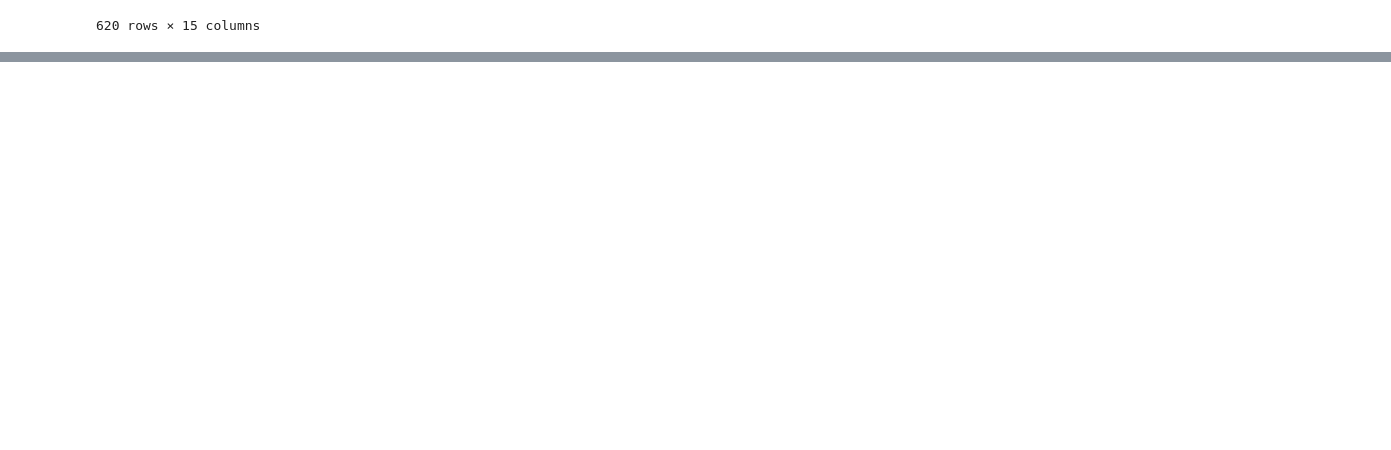
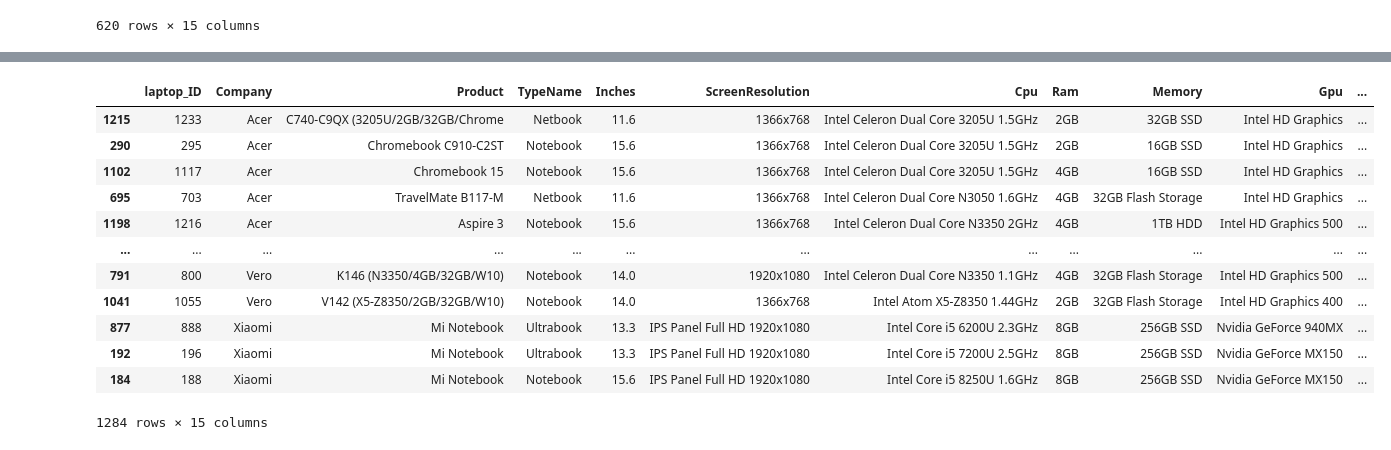
Before and after one commit to Subhas333/Project-1, a Jupyter notebook: project_3.ipynb, the cells around one changed output, grey strips where cells are left out. Saved outputs shown, nothing was run; the diff lists cells and outputs as text; code cells hidden in the pictures; blank space fills up the shorter version.

```diff
--- a/project_3.ipynb
+++ b/project_3.ipynb
@@ -167,0 +186,3 @@ df_laptops[duplicate].sort_values(by=['Product' ,'TypeName'])
+# %%
+df_laptops=df_laptops.sort_values(['Company','Price_euros'])
+df_laptops
@@ -167,0 +249,18 @@ df_laptops[duplicate].sort_values(by=['Product' ,'TypeName'])
+# %%
+# keep last
+dublicates_last=df_laptops.duplicated('Company',keep='last')
+df_laptops[dublicates_last]
+# %% [output]
+|  | laptop_ID | Company | Product | TypeName | Inches | ScreenResolution | Cpu | Ram | Memory | Gpu | ... |
+| 1215 | 1233 | Acer | C740-C9QX (3205U/2GB/32GB/Chrome | Netbook | 11.6 | 1366x768 | Intel Celeron Dual Core 3205U 1.5GHz | 2GB | 32GB SSD | Intel HD Graphics | ... |
+| 290 | 295 | Acer | Chromebook C910-C2ST | Notebook | 15.6 | 1366x768 | Intel Celeron Dual Core 3205U 1.5GHz | 2GB | 16GB SSD | Intel HD Graphics | ... |
+| 1102 | 1117 | Acer | Chromebook 15 | Notebook | 15.6 | 1366x768 | Intel Celeron Dual Core 3205U 1.5GHz | 4GB | 16GB SSD | Intel HD Graphics | ... |
+| 695 | 703 | Acer | TravelMate B117-M | Netbook | 11.6 | 1366x768 | Intel Celeron Dual Core N3050 1.6GHz | 4GB | 32GB Flash Storage | Intel HD Graphics | ... |
+| 1198 | 1216 | Acer | Aspire 3 | Notebook | 15.6 | 1366x768 | Intel Celeron Dual Core N3350 2GHz | 4GB | 1TB HDD | Intel HD Graphics 500 | ... |
+| ... | ... | ... | ... | ... | ... | ... | ... | ... | ... | ... | ... |
+| 791 | 800 | Vero | K146 (N3350/4GB/32GB/W10) | Notebook | 14.0 | 1920x1080 | Intel Celeron Dual Core N3350 1.1GHz | 4GB | 32GB Flash Storage | Intel HD Graphics 500 | ... |
+| 1041 | 1055 | Vero | V142 (X5-Z8350/2GB/32GB/W10) | Notebook | 14.0 | 1366x768 | Intel Atom X5-Z8350 1.44GHz | 2GB | 32GB Flash Storage | Intel HD Graphics 400 | ... |
+| 877 | 888 | Xiaomi | Mi Notebook | Ultrabook | 13.3 | IPS Panel Full HD 1920x1080 | Intel Core i5 6200U 2.3GHz | 8GB | 256GB SSD | Nvidia GeForce 940MX | ... |
+| 192 | 196 | Xiaomi | Mi Notebook | Ultrabook | 13.3 | IPS Panel Full HD 1920x1080 | Intel Core i5 7200U 2.5GHz | 8GB | 256GB SSD | Nvidia GeForce MX150 | ... |
+| 184 | 188 | Xiaomi | Mi Notebook | Notebook | 15.6 | IPS Panel Full HD 1920x1080 | Intel Core i5 8250U 1.6GHz | 8GB | 256GB SSD | Nvidia GeForce MX150 | ... |
+1284 rows × 15 columns
```
Also changed, not shown: parts of 8 cells of this notebook.
